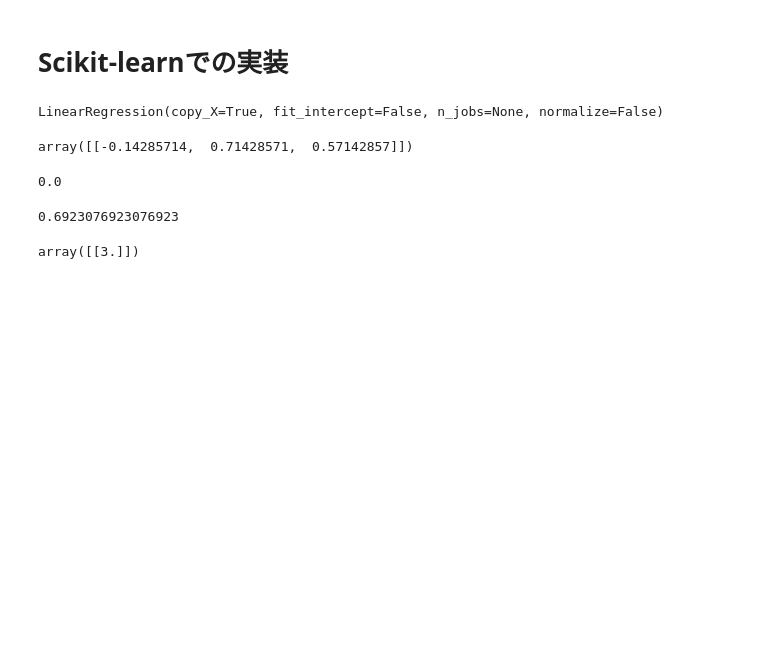
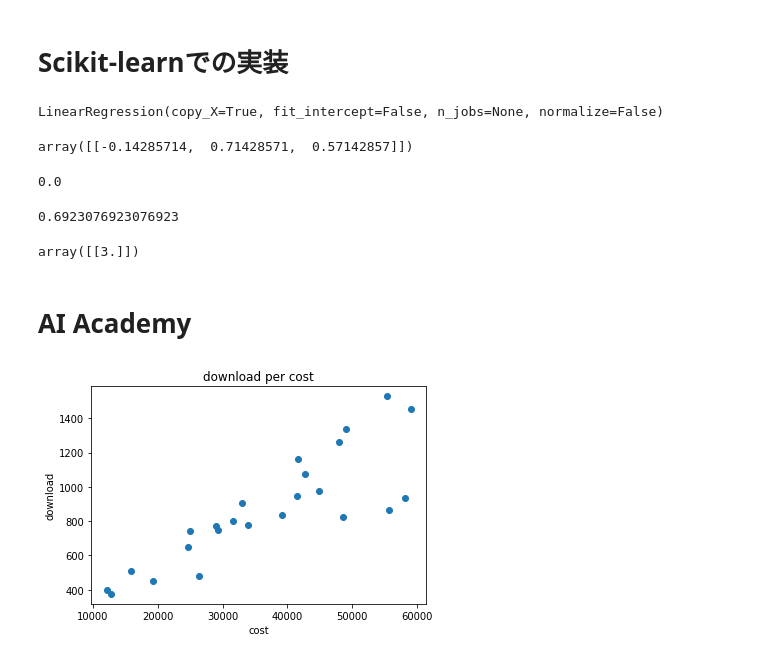
Before and after one commit to haruyasu/machine_learning_basic, a Jupyter notebook: study/重回帰分析の実装.ipynb, the cells around one changed output. Saved outputs shown, nothing was run; the diff lists cells and outputs as text; code cells hidden in the pictures; blank space fills up the shorter version.

```diff
--- a/study/重回帰分析の実装.ipynb
+++ b/study/重回帰分析の実装.ipynb
@@ -201,3 +201,20 @@ y_pred = model.predict(x)
 y_pred
 # %% [output]
 array([[3.]])
+# %% [markdown]
+# AI Academy
+# %%
+import numpy as np
+import matplotlib.pyplot as plt
+
+train_xy = np.loadtxt("csv/download_cost.csv", delimiter=',', skiprows=1)
+train_x = train_xy[:,0]
+train_y = train_xy[:,1]
+
+plt.plot(train_x, train_y, 'o')
+plt.title("download per cost")
+plt.xlabel("cost")
+plt.ylabel("download")
+plt.show()
+# %% [output]
+[figure, added]
```
Also changed, not shown: parts of 4 cells of this notebook, 44 other files.
